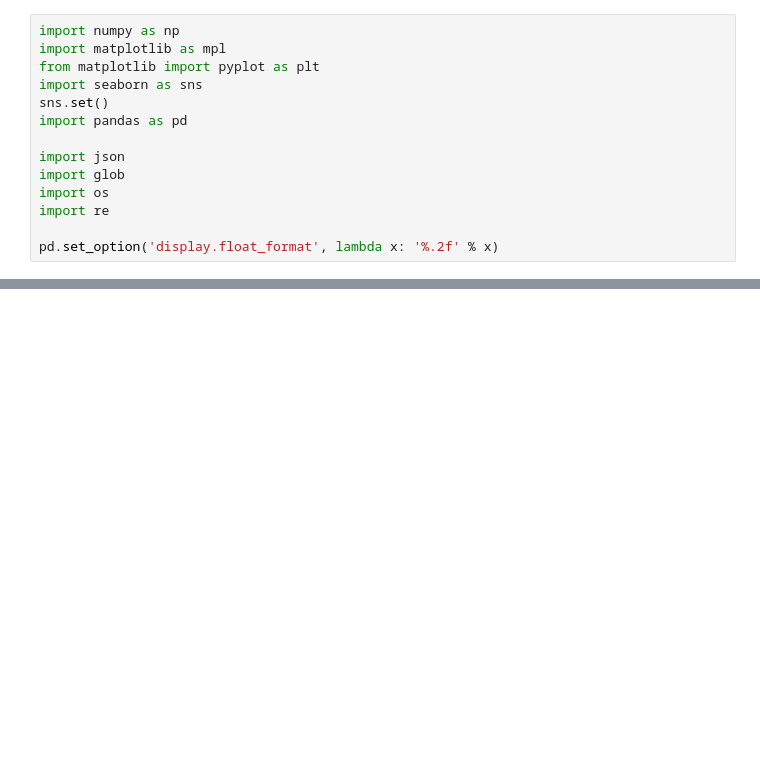
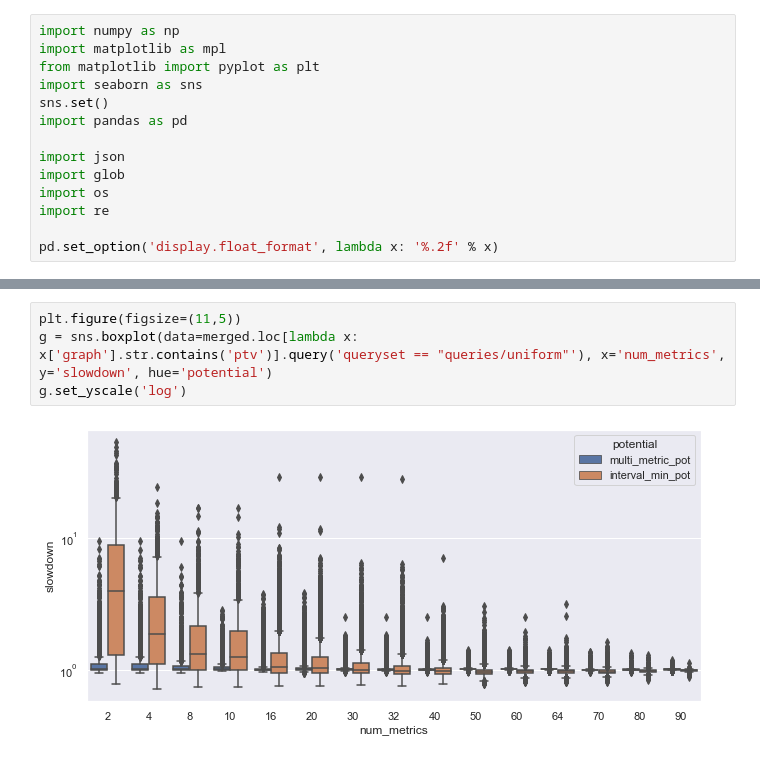
Before and after one commit to kit-algo/tdpot, a Jupyter notebook: eval/compression.ipynb, the cells around one changed output, grey strips where cells are left out. Saved outputs shown, nothing was run; the diff lists cells and outputs as text; blank space fills up the shorter version.

```diff
--- a/eval/compression.ipynb
+++ b/eval/compression.ipynb
@@ -24,0 +53,6 @@ queries = pd.DataFrame.from_records([{
+# %%
+plt.figure(figsize=(11,5))
+g = sns.boxplot(data=merged.loc[lambda x: x['graph'].str.contains('ptv')].query('queryset == "queries/uniform"'), x='num_metrics', y='slowdown', hue='potential')
+g.set_yscale('log')
+# %% [output]
+[figure, added]
```
Also changed, not shown: parts of 16 cells of this notebook, 3 other files.
